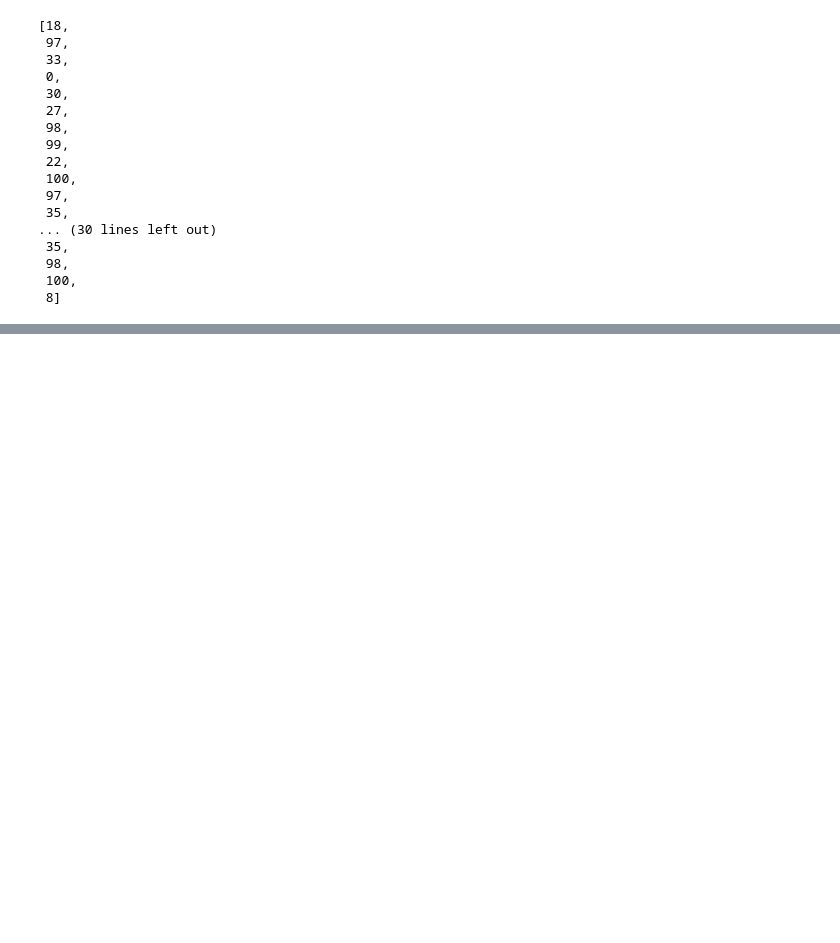
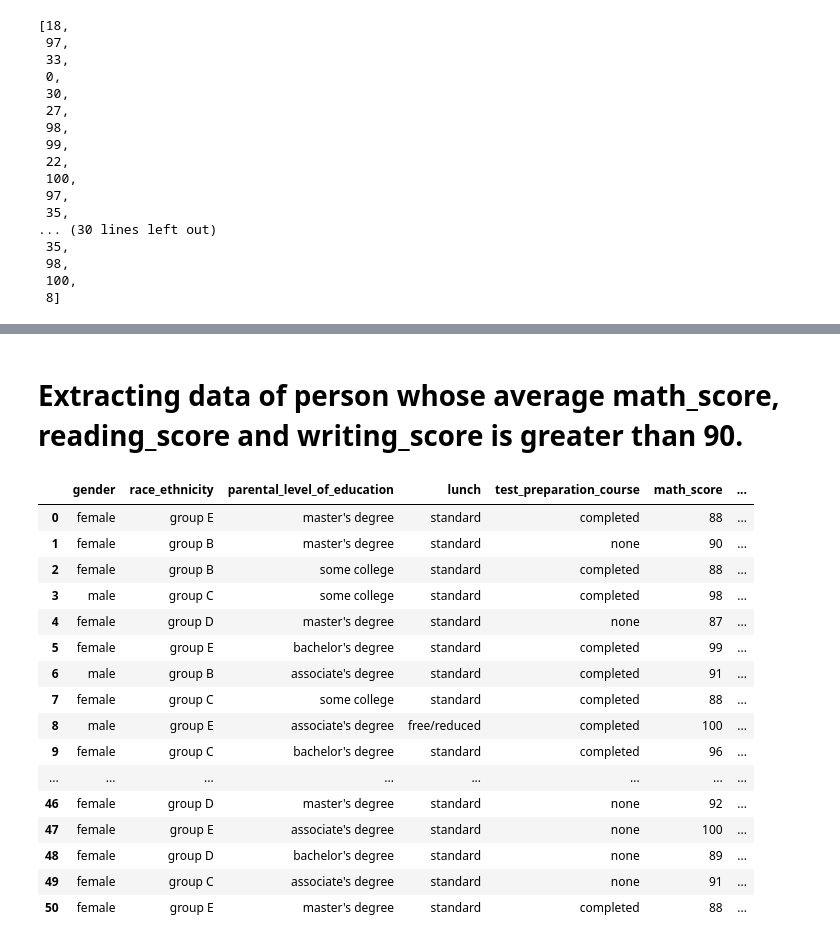
Before and after one commit to rajendra195/playing_with_data, a Jupyter notebook: study.ipynb, the cells around one changed output, grey strips where cells are left out. Cells and saved outputs as stored; diff of their text form; code cells hidden in the pictures; blank space fills up the shorter version.

```diff
--- a/study.ipynb
+++ b/study.ipynb
@@ -102,0 +173,28 @@ plt.show()
+# %% [markdown]
+# Extracting data of person whose average math_score, reading_score and writing_score is greater than 90.
+# %%
+new_df = pd.DataFrame(columns=df.columns)
+for i in range(len(df) - 1):
+    data = df.loc[i]
+    score = (data.math_score + data.reading_score + data.writing_score) / 3
+    if score > 90:
+        new_df.loc[len(new_df)] = data.values
+new_df
+# %% [output]
+|  | gender | race_ethnicity | parental_level_of_education | lunch | test_preparation_course | math_score | ... |
+| 0 | female | group E | master's degree | standard | completed | 88 | ... |
+| 1 | female | group B | master's degree | standard | none | 90 | ... |
+| 2 | female | group B | some college | standard | completed | 88 | ... |
+| 3 | male | group C | some college | standard | completed | 98 | ... |
+| 4 | female | group D | master's degree | standard | none | 87 | ... |
+| 5 | female | group E | bachelor's degree | standard | completed | 99 | ... |
+| 6 | male | group B | associate's degree | standard | completed | 91 | ... |
+| 7 | female | group C | some college | standard | completed | 88 | ... |
+| 8 | male | group E | associate's degree | free/reduced | completed | 100 | ... |
+| 9 | female | group C | bachelor's degree | standard | completed | 96 | ... |
+| ... | ... | ... | ... | ... | ... | ... | ... |
+| 46 | female | group D | master's degree | standard | none | 92 | ... |
+| 47 | female | group E | associate's degree | standard | none | 100 | ... |
+| 48 | female | group D | bachelor's degree | standard | none | 89 | ... |
+| 49 | female | group C | associate's degree | standard | none | 91 | ... |
+| 50 | female | group E | master's degree | standard | completed | 88 | ... |
```
Also changed, not shown: parts of 12 cells of this notebook.
